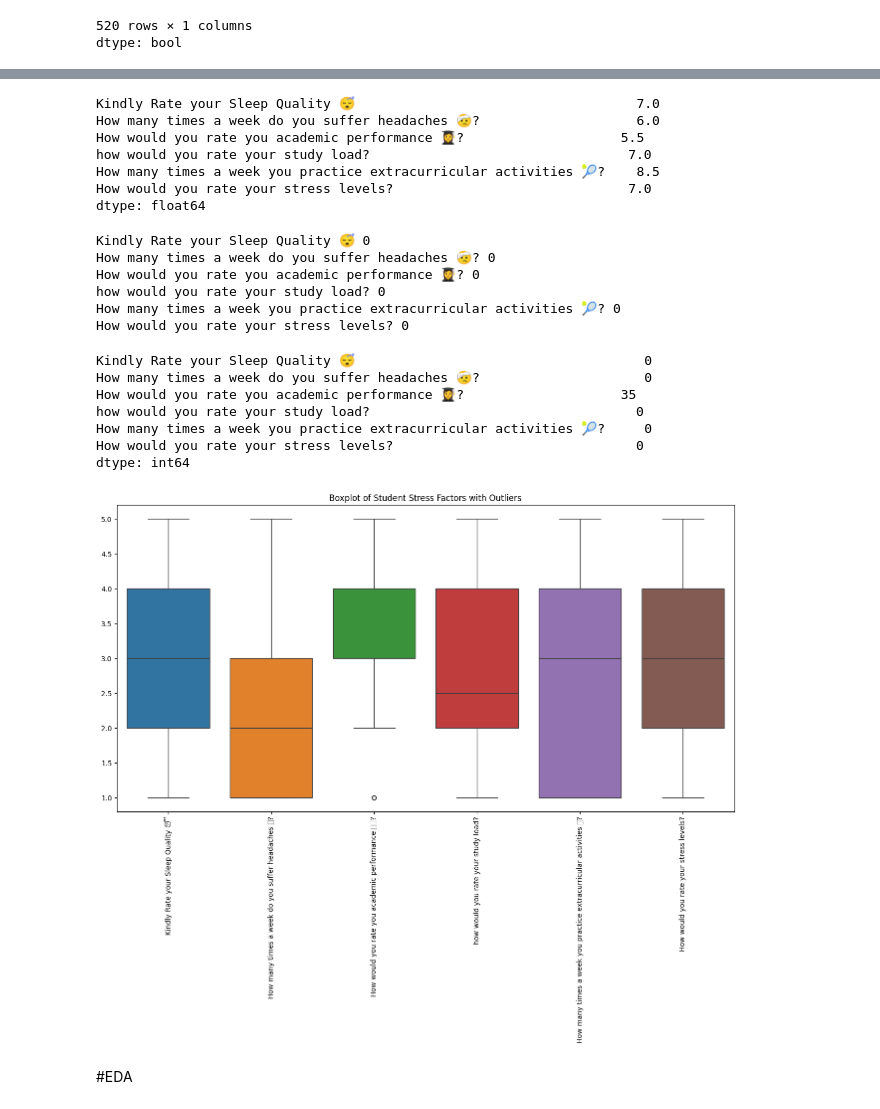
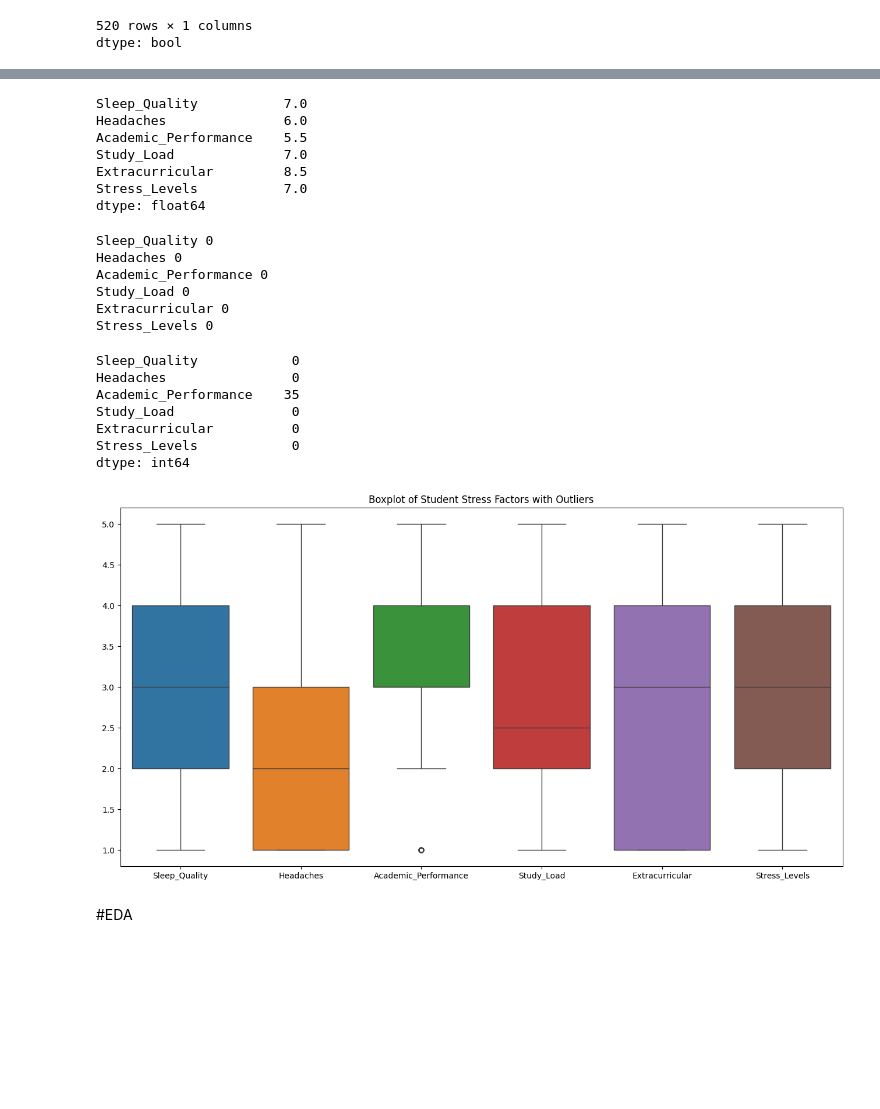
Before and after one commit to Phassakorn512/CS240-termproject, a Jupyter notebook: termproject.ipynb, the cells around one changed output, grey strips where cells are left out. Saved outputs shown, nothing was run; the diff lists cells and outputs as text; code cells hidden in the pictures; blank space fills up the shorter version.

Commit message:
adjust Comment code and rename data to look easier

```diff
--- a/termproject.ipynb
+++ b/termproject.ipynb
@@ -131,6 +131,17 @@ memory usage: 24.5 KB
 #Data Preparation
 # %% [markdown]
 Data Cleaning
+# %%
+column_map = {
+    'Kindly Rate your Sleep Quality 😴': 'Sleep_Quality',
+    'How many times a week do you suffer headaches 🤕?': 'Headaches',
+    'How would you rate you academic performance 👩‍🎓?': 'Academic_Performance',
+    'how would you rate your study load?': 'Study_Load',
+    'How many times a week you practice extracurricular activities 🎾?': 'Extracurricular',
+    'How would you rate your stress levels?': 'Stress_Levels'
+}
+
+df = df.rename(columns=column_map)
 # %% [markdown]
 1.หาค่าตัวที่ซ้ำกัน
 # %%
@@ -208,49 +221,49 @@ How would you rate your stress levels? 0
 #หาค่านอกเกณฑ์ทางบวก
 print(upper_bound)
 # %% [output]
-Kindly Rate your Sleep Quality 😴                                    7.0
-How many times a week do you suffer headaches 🤕?                    6.0
-How would you rate you academic performance 👩‍🎓?                    5.5
-how would you rate your study load?                                 7.0
-How many times a week you practice extracurricular activities 🎾?    8.5
-How would you rate your stress levels?                              7.0
+Sleep_Quality           7.0
+Headaches               6.0
+Academic_Performance    5.5
+Study_Load              7.0
+Extracurricular         8.5
+Stress_Levels           7.0
 dtype: float64
-# %%
-print("Kindly Rate your Sleep Quality 😴",(df["Kindly Rate your Sleep Quality 😴"]>7.0).sum()) #
-print("How many times a week do you suffer headaches 🤕?",(df["How many times a week do you suffer headaches 🤕?"]>6.0).sum())
-print("How would you rate you academic performance 👩‍🎓?",(df["How would you rate you academic performance 👩‍🎓?"]>5.5).sum())
-print("how would you rate your study load?",(df["how would you rate your study load?"]>7.0).sum())
-print("How many times a week you practice extracurricular activities 🎾?",(df["How many times a week you practice extracurricular activities 🎾?"]>8.5).sum())
-print("How would you rate your stress levels?",(df["How would you rate your stress levels?"]>7.0).sum())
-# %% [output]
-Kindly Rate your Sleep Quality 😴 0
-How many times a week do you suffer headaches 🤕? 0
-How would you rate you academic performance 👩‍🎓? 0
-how would you rate your study load? 0
-How many times a week you practice extracurricular activities 🎾? 0
-How would you rate your stress levels? 0
+# %%
+print("Sleep_Quality",(df["Sleep_Quality"]>7.0).sum()) #
+print("Headaches",(df["Headaches"]>6.0).sum())
+print("Academic_Performance",(df["Academic_Performance"]>5.5).sum())
+print("Study_Load",(df["Study_Load"]>7.0).sum())
+print("Extracurricular",(df["Extracurricular"]>8.5).sum())
+print("Stress_Levels",(df["Stress_Levels"]>7.0).sum())
+# %% [output]
+Sleep_Quality 0
+Headaches 0
+Academic_Performance 0
+Study_Load 0
+Extracurricular 0
+Stress_Levels 0
 # %%
 #รวมค่านอกเกณฑ์ทั้งหมด
 outliers = ((df < lower_bound) | (df > upper_bound))
 print(outliers.sum())
 # %% [output]
-Kindly Rate your Sleep Quality 😴                                     0
-How many times a week do you suffer headaches 🤕?                     0
-How would you rate you academic performance 👩‍🎓?                    35
-how would you rate your study load?                                  0
-How many times a week you practice extracurricular activities 🎾?     0
-How would you rate your stress levels?                               0
+Sleep_Quality            0
+Headaches                0
+Academic_Performance    35
+Study_Load               0
+Extracurricular          0
+Stress_Levels            0
 dtype: int64
 # %%
 # ทำแผนภาพกล่อง
 
 plt.figure(figsize=(16, 8))
 sb.boxplot(data=df)
-plt.xticks(rotation=90)
+plt.xticks(rotation=0)
 plt.title('Boxplot of Student Stress Factors with Outliers')
 plt.show()
 # %% [output]
-[figure, old version]
+[figure, new version]
 # %% [markdown]
 #EDA
 # %%
```
Also changed, not shown: parts of 15 cells of this notebook.
